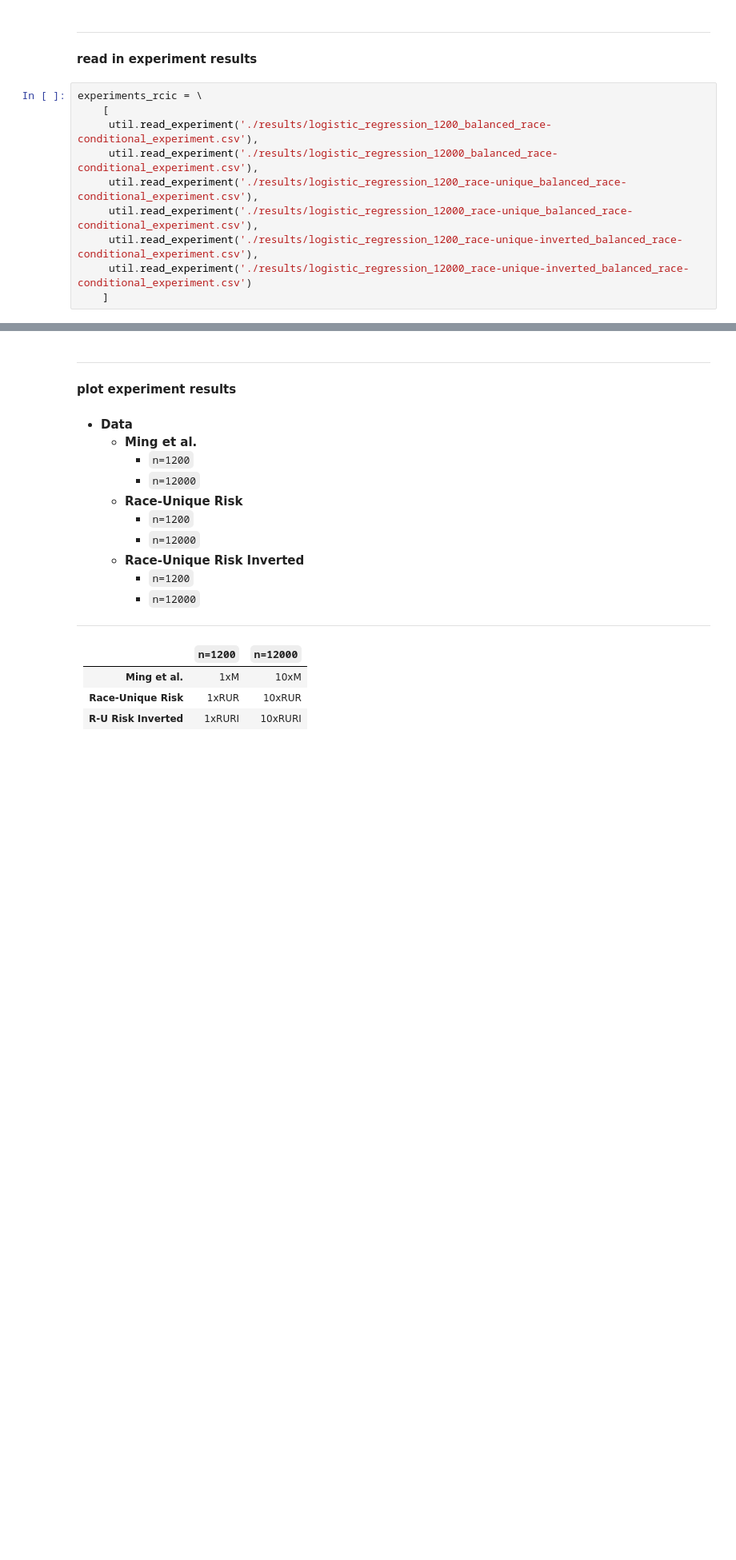
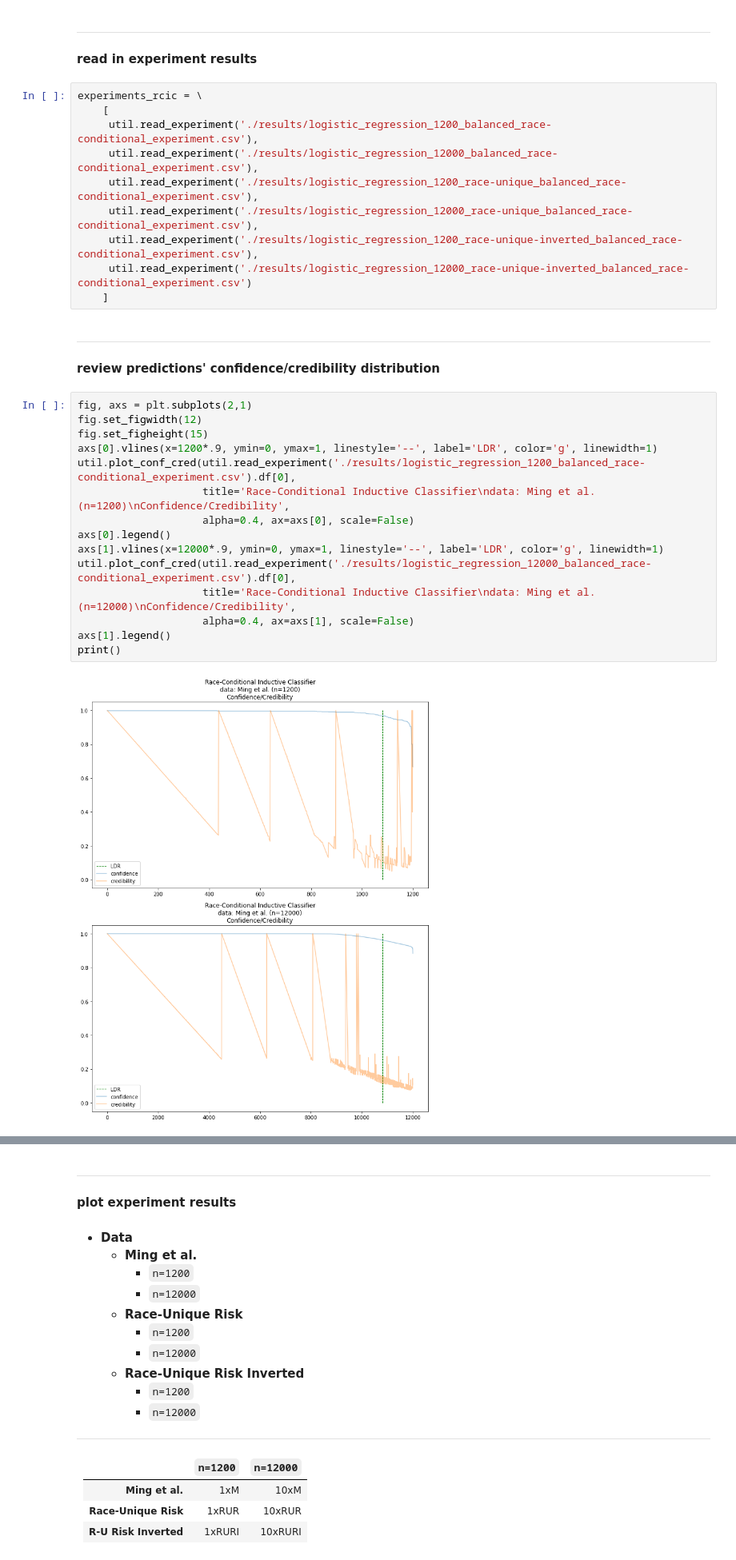
Before and after one commit to illato/vigilant-computing-machine, a Jupyter notebook: source/Notebooks/results_brief_MVS.ipynb, the cells around one changed output, grey strips where cells are left out. Shown at 80% size. Saved outputs shown, nothing was run; the diff lists cells and outputs as text; blank space fills up the shorter version.

```diff
--- a/source/Notebooks/results_brief_MVS.ipynb
+++ b/source/Notebooks/results_brief_MVS.ipynb
@@ -57,3 +80,23 @@ experiments_rcic = \
      util.read_experiment('./results/logistic_regression_1200_race-unique-inverted_balanced_race-conditional_experiment.csv'),
      util.read_experiment('./results/logistic_regression_12000_race-unique-inverted_balanced_race-conditional_experiment.csv')
     ]
+# %% [markdown]
+----
+__review predictions' confidence/credibility distribution__
+# %%
+fig, axs = plt.subplots(2,1)
+fig.set_figwidth(12)
+fig.set_figheight(15)
+axs[0].vlines(x=1200*.9, ymin=0, ymax=1, linestyle='--', label='LDR', color='g', linewidth=1)
+util.plot_conf_cred(util.read_experiment('./results/logistic_regression_1200_balanced_race-conditional_experiment.csv').df[0],
+                    title='Race-Conditional Inductive Classifier\ndata: Ming et al. (n=1200)\nConfidence/Credibility',
+                    alpha=0.4, ax=axs[0], scale=False)
+axs[0].legend()
+axs[1].vlines(x=12000*.9, ymin=0, ymax=1, linestyle='--', label='LDR', color='g', linewidth=1)
+util.plot_conf_cred(util.read_experiment('./results/logistic_regression_12000_balanced_race-conditional_experiment.csv').df[0],
+                    title='Race-Conditional Inductive Classifier\ndata: Ming et al. (n=12000)\nConfidence/Credibility',
+                    alpha=0.4, ax=axs[1], scale=False)
+axs[1].legend()
+print()
+# %% [output]
+[figure, added]
```
Also changed, not shown: parts of 6 cells of this notebook, 7 other files.
